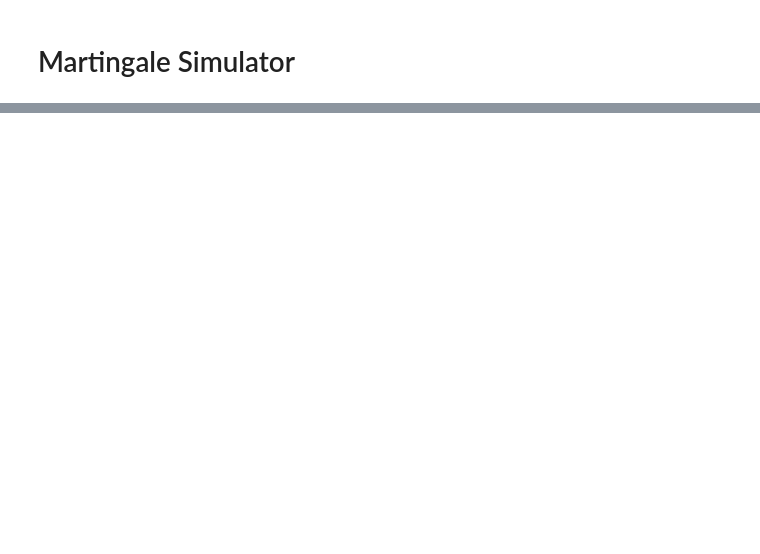
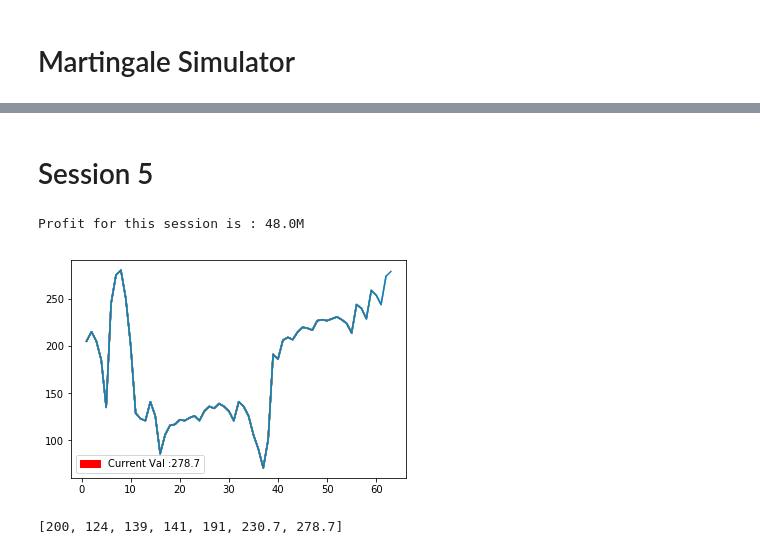
Before and after one commit to XIIFulminata/Stake-Log, a Jupyter notebook: Stake+Log.ipynb, the cells around one changed output, grey strips where cells are left out. Saved outputs shown, nothing was run; the diff lists cells and outputs as text; code cells hidden in the pictures; blank space fills up the shorter version.

```diff
--- a/Stake+Log.ipynb
+++ b/Stake+Log.ipynb
@@ -90,0 +178,23 @@ plt.show()
+# %% [markdown]
+# Session 5
+# %%
+addStake(3,'L')
+addStake(4,'L')
+addStake(10,'L')
+addStake(30,'W')
+addStake(4,'L')
+addStake(11,'L')
+addStake(30,'W')
+addStake(5,'L')
+addStake(10,'L')
+addStake(30,'W')
+addStake(5,'W')
+endSession()
+plt.show()
+# %% [output]
+Profit for this session is : 48.0M
+[figure, added]
+# %%
+checkpoints
+# %% [output]
+[200, 124, 139, 141, 191, 230.7, 278.7]
```
Also changed, not shown: parts of 13 cells of this notebook.
